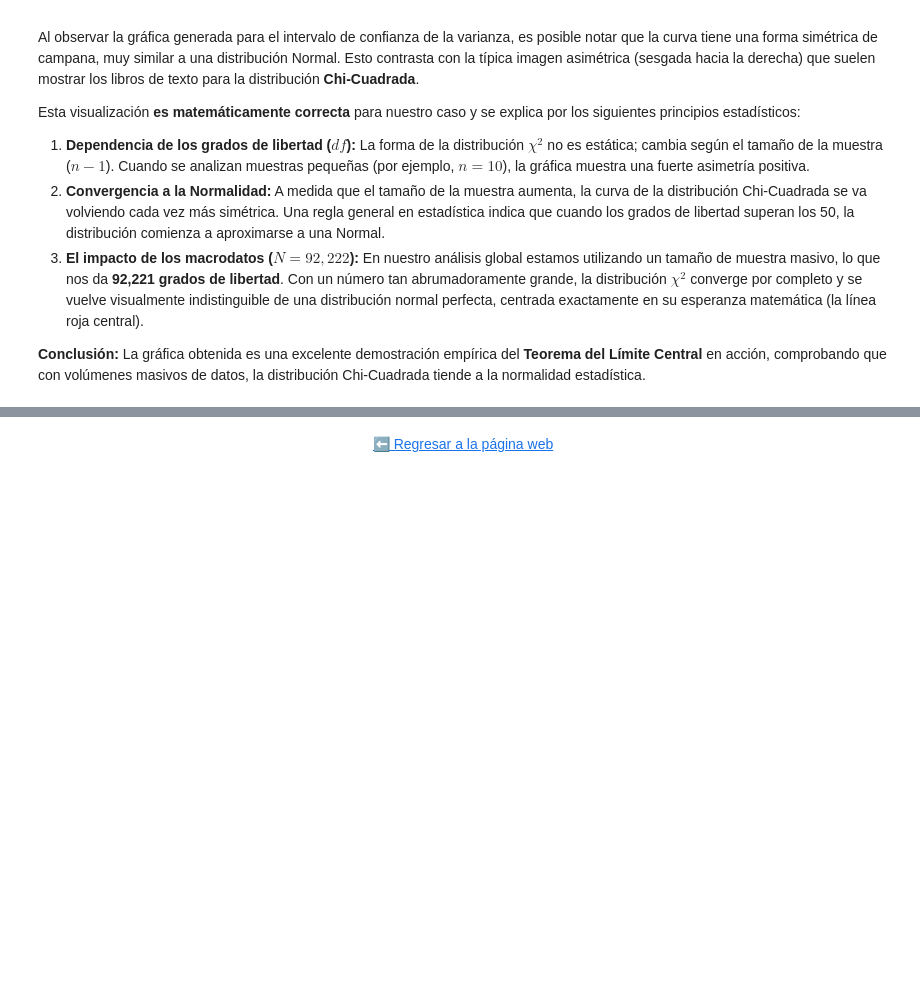
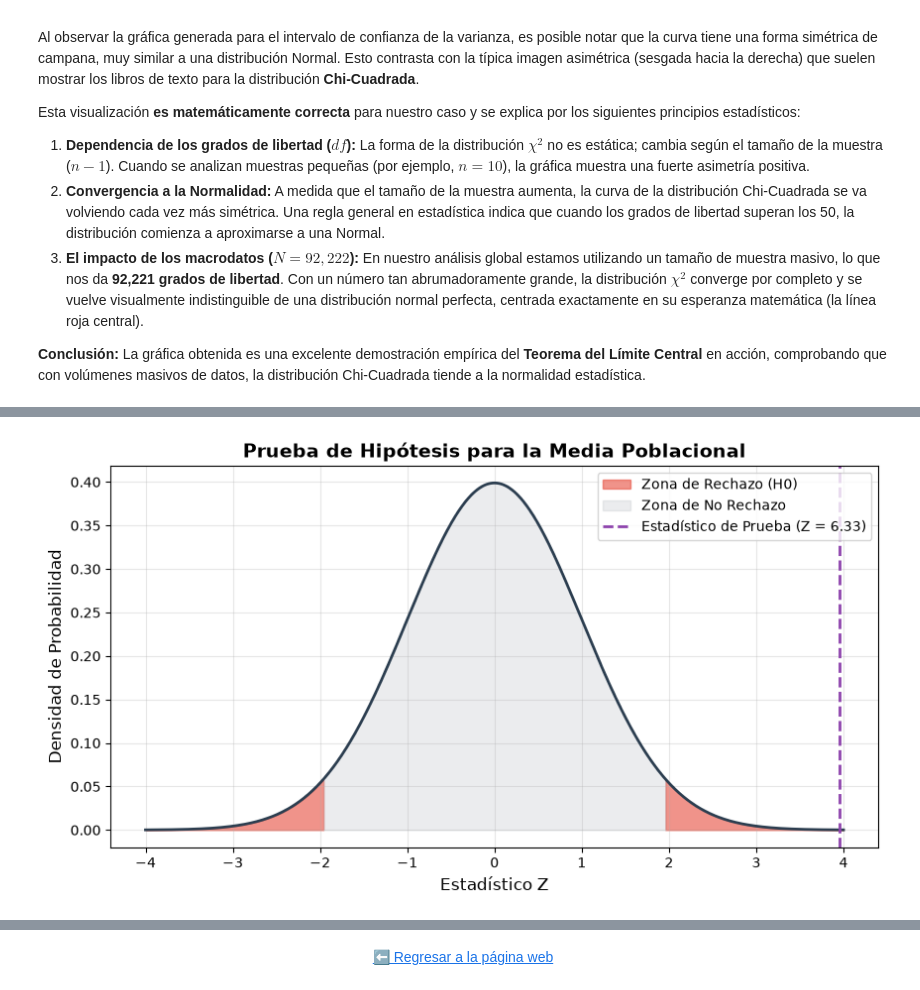
Before and after one commit to AxisCrazy/Probabilidad-y-estadistica-2, a Jupyter notebook: Portafolio_01.ipynb, the cells around one changed output, grey strips where cells are left out. Drawn from its saved outputs; the diff is of its cells as text; code cells hidden in the pictures; blank space fills up the shorter version.

Commit message:
prueba_de_hipotesis
portafolio, html y grafica

```diff
--- a/Portafolio_01.ipynb
+++ b/Portafolio_01.ipynb
@@ -398,0 +445,43 @@ Esta visualización **es matemáticamente correcta** para nuestro caso y se expl
+# %%
+# --- GRÁFICA DE ZONAS DE RECHAZO ---
+# Definimos el eje X para una distribución normal estándar (media 0, varianza 1)
+x_hip = np.linspace(-4, 4, 1000)
+y_hip = st.norm.pdf(x_hip, 0, 1)
+
+plt.figure(figsize=(10, 5))
+plt.plot(x_hip, y_hip, color='#2C3E50', linewidth=2)
+
+# Valores críticos para una prueba de dos colas al 95% de confianza
+z_critico = st.norm.ppf(1 - alfa/2)
+
+# Sombrear zona de rechazo izquierda
+x_rechazo_izq = np.linspace(-4, -z_critico, 100)
+y_rechazo_izq = st.norm.pdf(x_rechazo_izq, 0, 1)
+plt.fill_between(x_rechazo_izq, y_rechazo_izq, color='#E74C3C', alpha=0.6, label='Zona de Rechazo (H0)')
+
+# Sombrear zona de rechazo derecha
+x_rechazo_der = np.linspace(z_critico, 4, 100)
+y_rechazo_der = st.norm.pdf(x_rechazo_der, 0, 1)
+plt.fill_between(x_rechazo_der, y_rechazo_der, color='#E74C3C', alpha=0.6)
+
+# Sombrear zona de no rechazo (Aceptación)
+x_aceptacion = np.linspace(-z_critico, z_critico, 500)
+y_aceptacion = st.norm.pdf(x_aceptacion, 0, 1)
+plt.fill_between(x_aceptacion, y_aceptacion, color='#BDC3C7', alpha=0.3, label='Zona de No Rechazo')
+
+# Marcar el estadístico de prueba
+# Usamos np.clip para que si el estadístico es muy extremo (ej. Z > 6), se dibuje en el borde visible del gráfico
+t_plot = np.clip(t_stat, -3.95, 3.95)
+color_estadistico = 'black' if abs(t_stat) <= z_critico else '#8E44AD'
+
+plt.axvline(t_plot, color=color_estadistico, linestyle='--', linewidth=2,
+            label=f'Estadístico de Prueba (Z = {t_stat:.2f})')
+
+plt.title("Prueba de Hipótesis para la Media Poblacional", fontsize=14, fontweight='bold')
+plt.xlabel("Estadístico Z", fontsize=12)
+plt.ylabel("Densidad de Probabilidad", fontsize=12)
+plt.legend(loc='upper right')
+plt.grid(alpha=0.3)
+plt.show()
+# %% [output]
+[figure, added]
```
Also changed, not shown: parts of 3 cells of this notebook, 2 other files.
